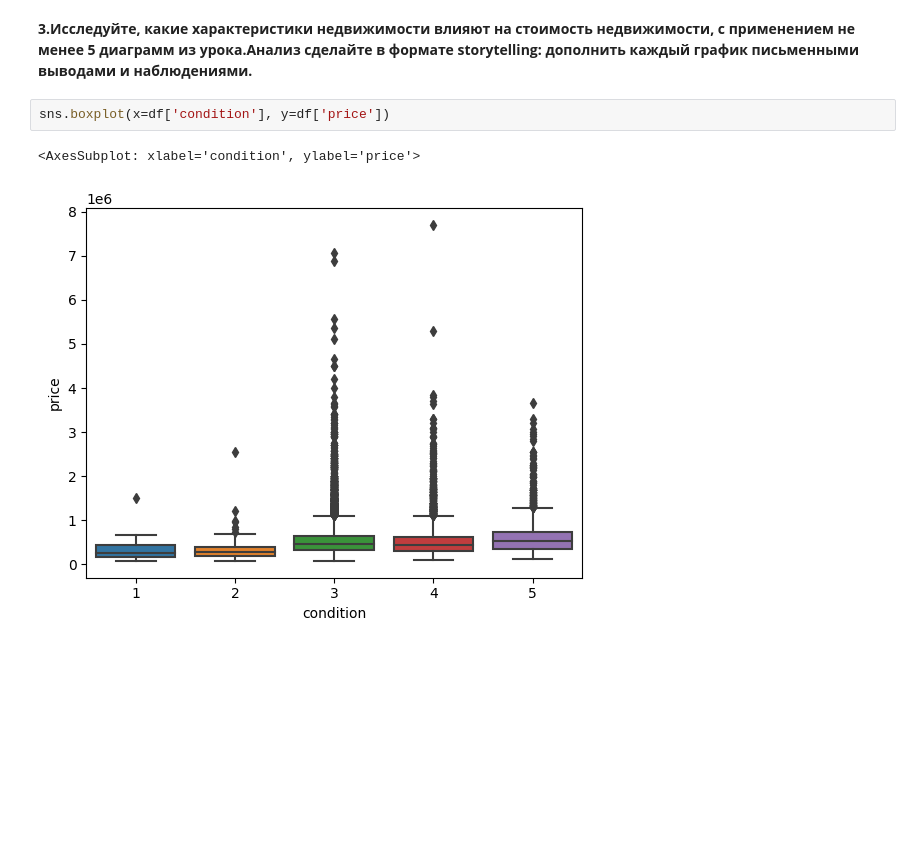
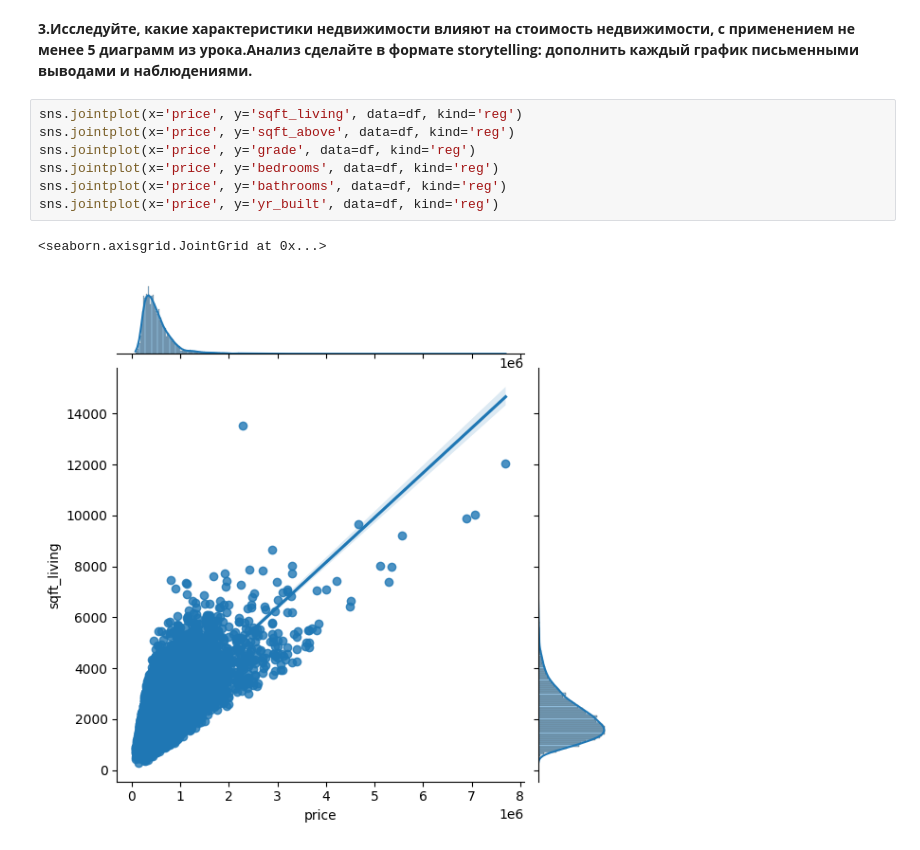
Before and after one commit to Scor999/Pyton-Analytics, a Jupyter notebook: DZ4/DZ4.ipynb, the cells around one changed output. Cells and saved outputs as stored; diff of their text form; blank space fills up the shorter version.

```diff
--- a/DZ4/DZ4.ipynb
+++ b/DZ4/DZ4.ipynb
@@ -129,8 +129,13 @@ Text(0, 0.5, 'Кол-во домов')
 ---
 # %% [markdown]
 **3.Исследуйте, какие характеристики недвижимости влияют на стоимость недвижимости, с применением не менее 5 диаграмм из урока.Анализ сделайте в формате storytelling: дополнить каждый график письменными выводами и наблюдениями.**
-# %%
-sns.boxplot(x=df['condition'], y=df['price'])
-# %% [output]
-<AxesSubplot: xlabel='condition', ylabel='price'>
-[figure, removed]
+# %%
+sns.jointplot(x='price', y='sqft_living', data=df, kind='reg')
+sns.jointplot(x='price', y='sqft_above', data=df, kind='reg')
+sns.jointplot(x='price', y='grade', data=df, kind='reg')
+sns.jointplot(x='price', y='bedrooms', data=df, kind='reg')
+sns.jointplot(x='price', y='bathrooms', data=df, kind='reg')
+sns.jointplot(x='price', y='yr_built', data=df, kind='reg')
+# %% [output]
+<seaborn.axisgrid.JointGrid at 0x...>
+[figure, added]
```
Also changed, not shown: parts of 2 cells of this notebook.
